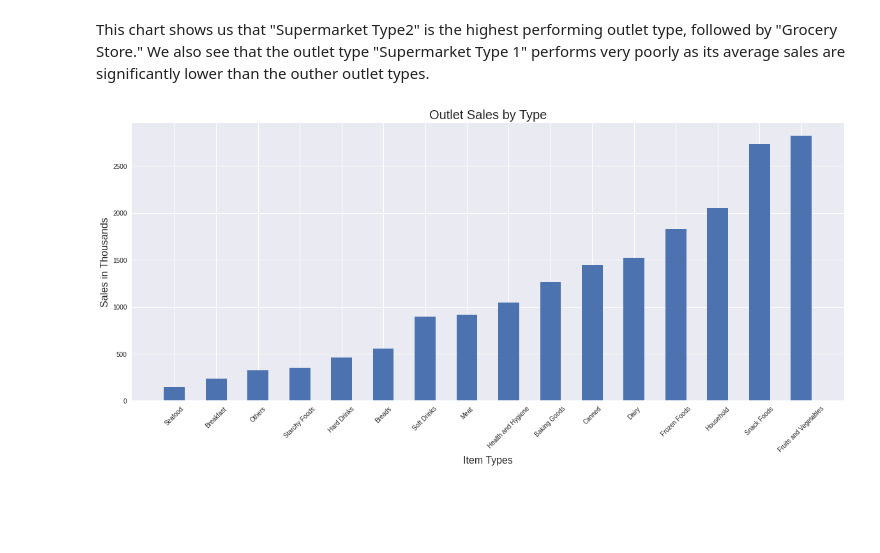
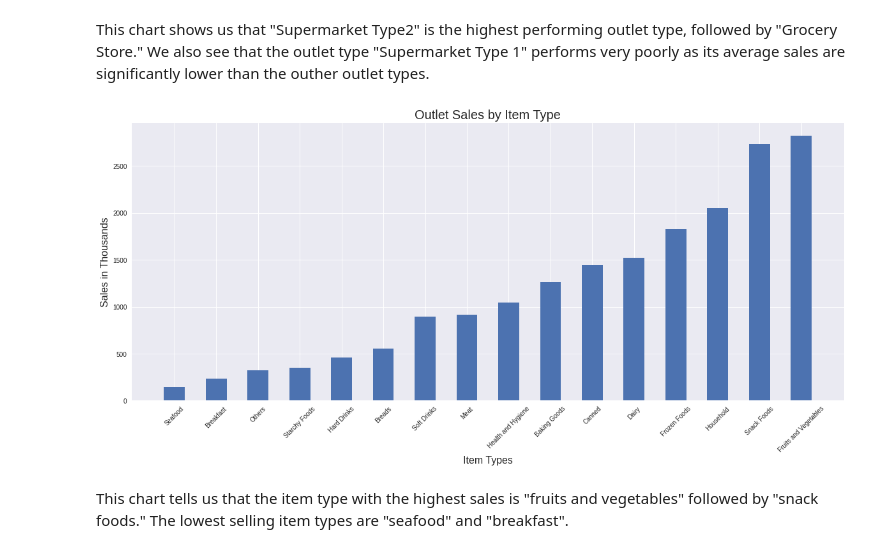
Before and after one commit to mvince33/food-sales-predictions, a Jupyter notebook: food_sales_predictions.ipynb, the cells around one changed output. Saved outputs shown, nothing was run; the diff lists cells and outputs as text; code cells hidden in the pictures; blank space fills up the shorter version.

```diff
--- a/food_sales_predictions.ipynb
+++ b/food_sales_predictions.ipynb
@@ -442,14 +442,16 @@ This chart shows us that "Supermarket Type2" is the highest performing outlet ty
 # %%
 # Make a bar chart for cumulative sales by item type
 cum_sales_by_type = df.groupby('Item_Type')['Item_Outlet_Sales'].sum() / 1000
 cum_sales_by_type.sort_values(inplace = True)
 
 # Construct the graph
 plt.figure(figsize = (20, 8));
 plt.bar(cum_sales_by_type.index, cum_sales_by_type, width = 0.5);
 plt.xticks(rotation = 45);
 plt.xlabel('Item Types', fontsize = 16);
 plt.ylabel('Sales in Thousands', fontsize = 16);
-plt.title('Outlet Sales by Type', fontsize = 20);
+plt.title('Outlet Sales by Item Type', fontsize = 20);
 # %% [output]
-[figure, old version]
+[figure, new version]
+# %% [markdown]
+This chart tells us that the item type with the highest sales is "fruits and vegetables" followed by "snack foods." The lowest selling item types are "seafood" and "breakfast".
```
